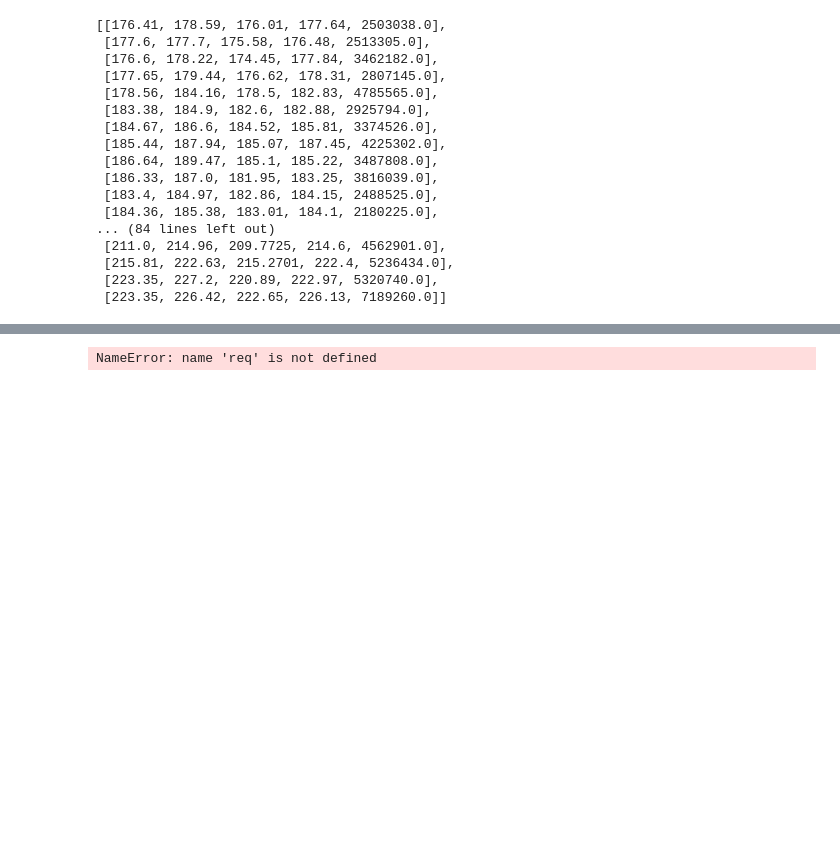
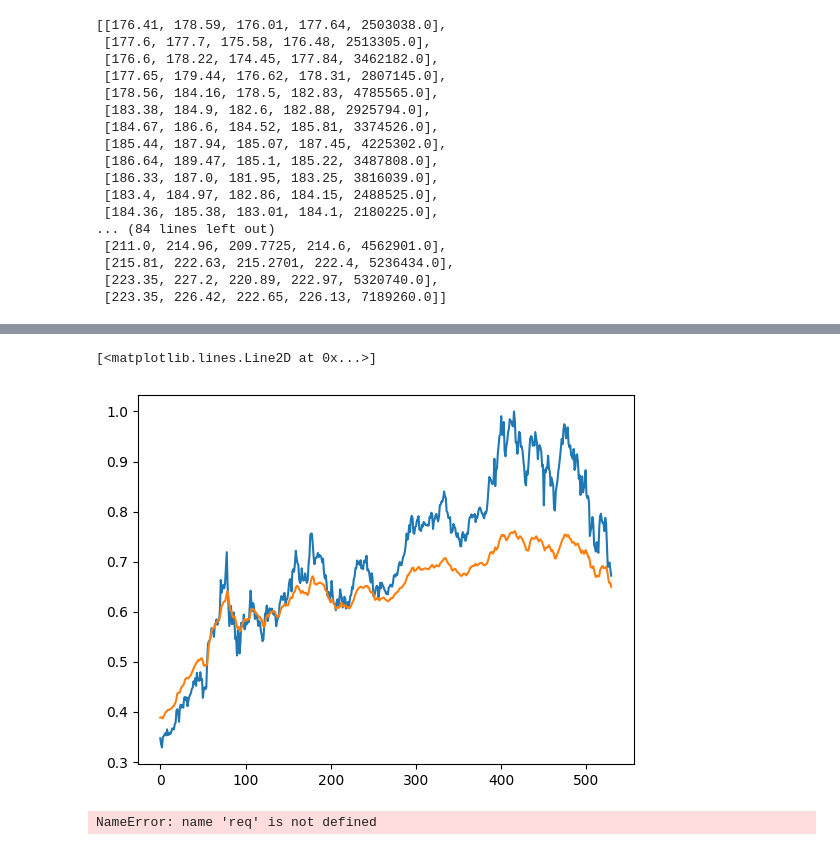
Before and after one commit to saleemkheralden/Stonks, a Jupyter notebook: research.ipynb, the cells around one changed output, grey strips where cells are left out. Drawn from its saved outputs; the diff is of its cells as text; code cells hidden in the pictures; blank space fills up the shorter version.

```diff
--- a/research.ipynb
+++ b/research.ipynb
@@ -165,3 +195,12 @@ plt.plot(pred[:, 0])
+# %%
+pred_val = lstm(X_val).detach()
+# %%
+# plt.plot(data_mat[-(data_mat.shape[0] - WINDOW):, 0])
+plt.plot(y_val[:, 0])
+plt.plot(pred_val[:, 0])
+# %% [output]
+[<matplotlib.lines.Line2D at 0x...>]
+[figure, added]
 # %%
 url = 'https://www.alphavantage.co/query?function=NEWS_SENTIMENT&tickers=AAPL&apikey=demo'
 r = req.get(url)
```
Also changed, not shown: parts of 14 cells of this notebook, 1 other file.
